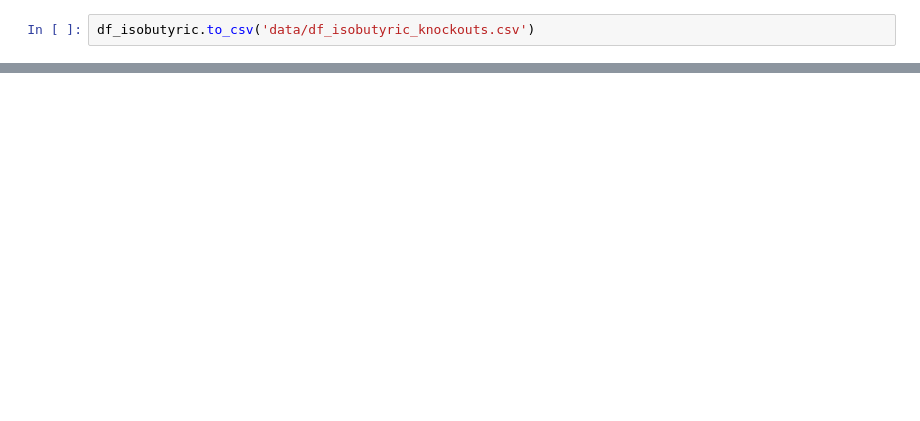
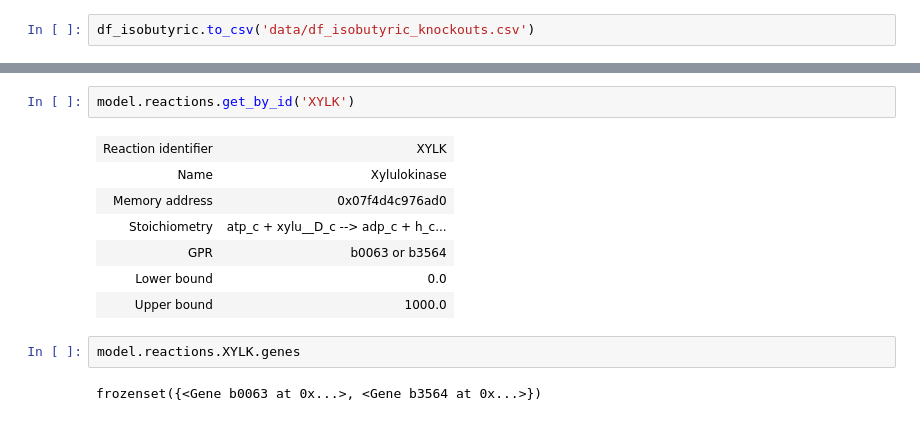
Before and after one commit to matinnuhamunada/co_culture_model, a Jupyter notebook: 00_find_knockouts.ipynb, the cells around one changed output, grey strips where cells are left out. Saved outputs shown, nothing was run; the diff lists cells and outputs as text; blank space fills up the shorter version.

Commit message:
add reaction

```diff
--- a/00_find_knockouts.ipynb
+++ b/00_find_knockouts.ipynb
@@ -288,0 +317,14 @@ df_isobutyric.to_csv('data/df_isobutyric_knockouts.csv')
+# %%
+model.reactions.get_by_id('XYLK')
+# %% [output]
+| Reaction identifier | XYLK |
+| Name | Xylulokinase |
+| Memory address | 0x07f4d4c976ad0 |
+| Stoichiometry | atp_c + xylu__D_c --> adp_c + h_c... |
+| GPR | b0063 or b3564 |
+| Lower bound | 0.0 |
+| Upper bound | 1000.0 |
+# %%
+model.reactions.XYLK.genes
+# %% [output]
+frozenset({<Gene b0063 at 0x...>, <Gene b3564 at 0x...>})
```
Also changed, not shown: parts of 8 cells of this notebook, 1 other file.
